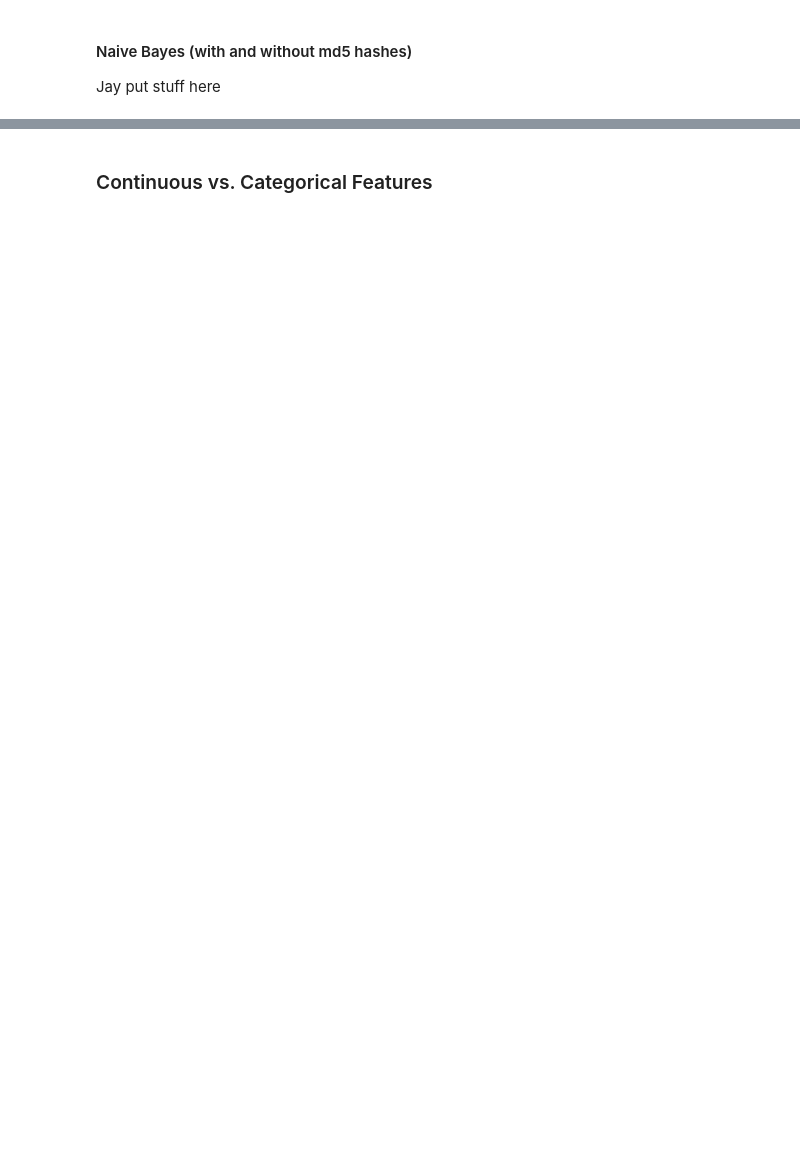
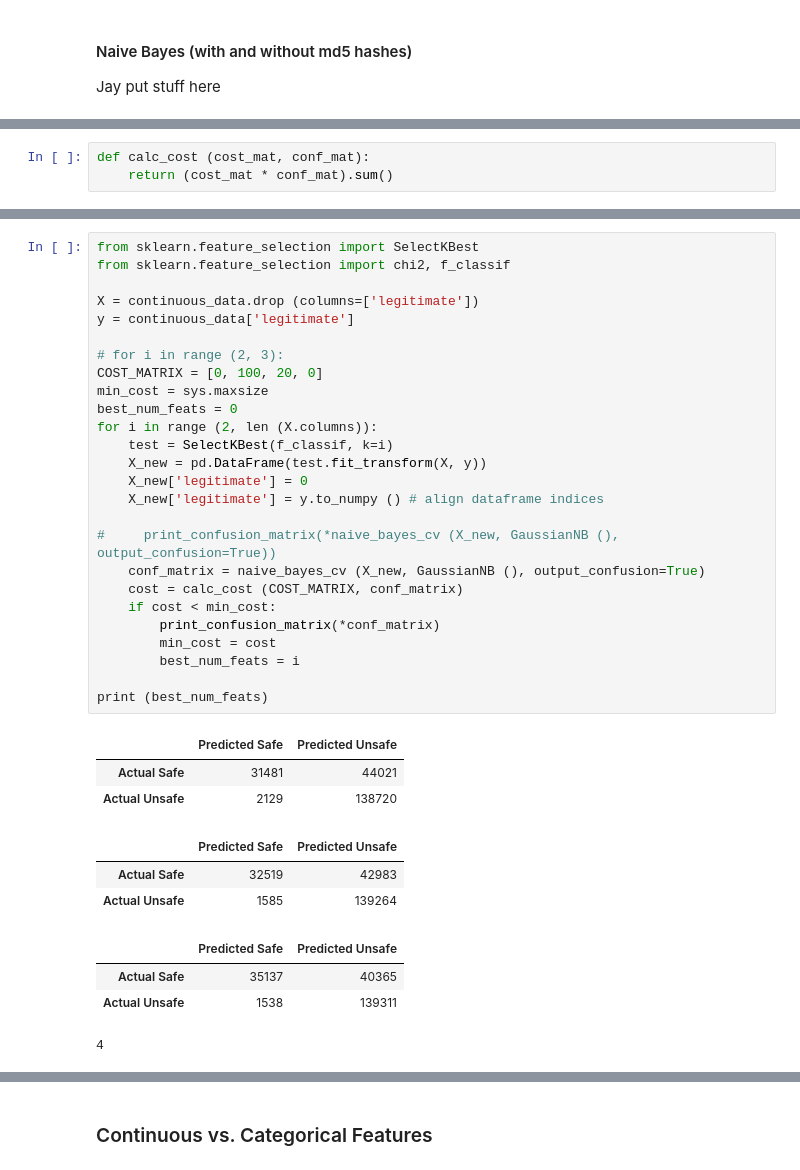
Before and after one commit to ayaabdelgawad/categorize-viruses, a Jupyter notebook: mal-classifier.ipynb, the cells around one changed output, grey strips where cells are left out. Cells and saved outputs as stored; diff of their text form; blank space fills up the shorter version.

```diff
--- a/mal-classifier.ipynb
+++ b/mal-classifier.ipynb
@@ -363,0 +430,3 @@ Jay put stuff here
+# %%
+def calc_cost (cost_mat, conf_mat):
+    return (cost_mat * conf_mat).sum()
@@ -364 +514,38 @@ Jay put stuff here
+# %%
+from sklearn.feature_selection import SelectKBest
+from sklearn.feature_selection import chi2, f_classif
+
+X = continuous_data.drop (columns=['legitimate'])
+y = continuous_data['legitimate']
+
+# for i in range (2, 3):
+COST_MATRIX = [0, 100, 20, 0]
+min_cost = sys.maxsize
+best_num_feats = 0
+for i in range (2, len (X.columns)):
+    test = SelectKBest(f_classif, k=i)
+    X_new = pd.DataFrame(test.fit_transform(X, y))
+    X_new['legitimate'] = 0
+    X_new['legitimate'] = y.to_numpy () # align dataframe indices
+
+#     print_confusion_matrix(*naive_bayes_cv (X_new, GaussianNB (), output_confusion=True))
+    conf_matrix = naive_bayes_cv (X_new, GaussianNB (), output_confusion=True)
+    cost = calc_cost (COST_MATRIX, conf_matrix)
+    if cost < min_cost:
+        print_confusion_matrix(*conf_matrix)
+        min_cost = cost
+        best_num_feats = i
+
+print (best_num_feats)
+# %% [output]
+|  | Predicted Safe | Predicted Unsafe |
+| Actual Safe | 31481 | 44021 |
+| Actual Unsafe | 2129 | 138720 |
+|  | Predicted Safe | Predicted Unsafe |
+| Actual Safe | 32519 | 42983 |
+| Actual Unsafe | 1585 | 139264 |
+|  | Predicted Safe | Predicted Unsafe |
+| Actual Safe | 35137 | 40365 |
+| Actual Unsafe | 1538 | 139311 |
+4
 # %%
```
Also changed, not shown: parts of 16 cells of this notebook.
